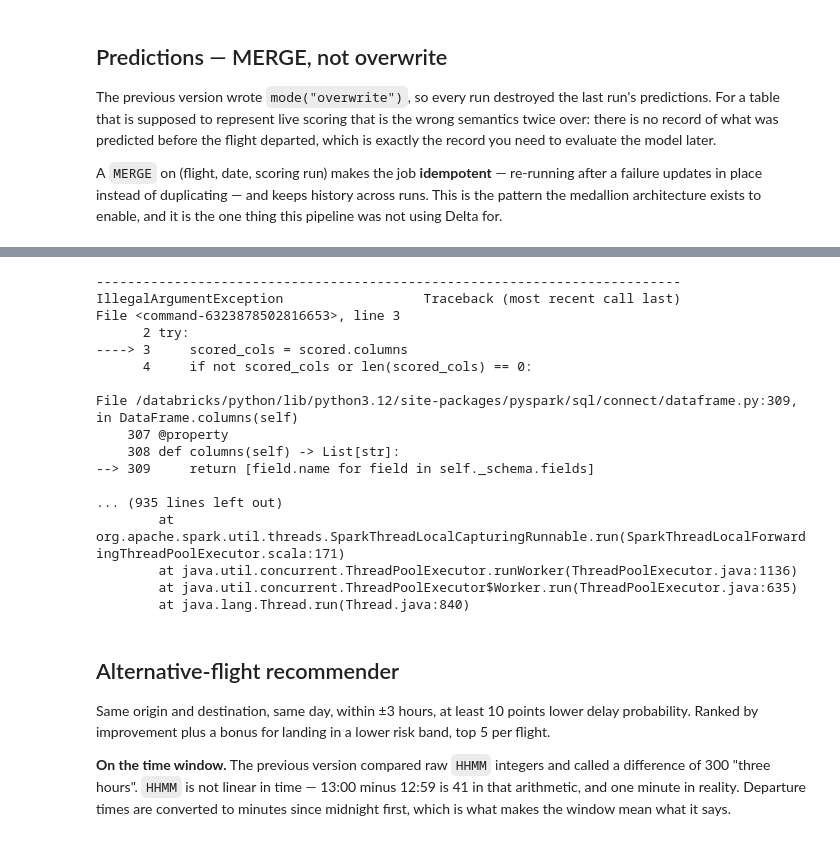
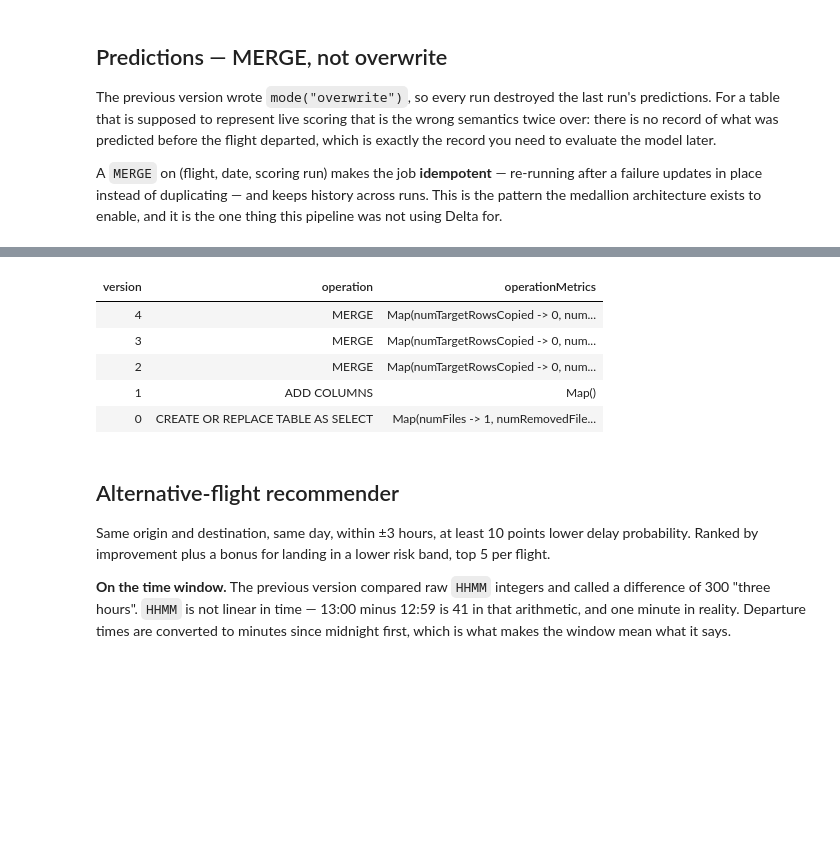
Before and after one commit to OmaryElkady/Data-Science-Capstone, a Jupyter notebook: notebooks/07_score.ipynb, the cells around one changed output, grey strips where cells are left out. Cells and saved outputs as stored; diff of their text form; code cells hidden in the pictures; blank space fills up the shorter version.

```diff
--- a/notebooks/07_score.ipynb
+++ b/notebooks/07_score.ipynb
@@ -177,6 +183,16 @@ carrier_day = (
     .orderBy("dep_minutes")
 )
 
+# Rebuild the congestion features that 03_silver creates and the pipeline expects.
+origin_hour_win = Window.partitionBy(
+    "origin_airport_code", "flight_date", "dep_hour"
+)
+bank_win = (
+    Window.partitionBy("origin_airport_code", "flight_date")
+    .orderBy("dep_minutes")
+    .rangeBetween(-60, 60)
+)
+
 api_prepared = (
     api_prepared
     .withColumn("dep_minutes",
@@ -189,6 +205,8 @@ api_prepared = (
     .withColumn("schedule_padding",
                 F.col("crs_elapsed_time") - F.col("route_median_elapsed"))
     .withColumn("dep_sequence_in_day", F.row_number().over(carrier_day))
+    .withColumn("sched_deps_origin_hour", F.count("*").over(origin_hour_win))
+    .withColumn("dep_bank_density", F.count("*").over(bank_win))
     .drop("route_median_elapsed")
 )
 
@@ -389,15 +414,34 @@ if spark.catalog.tableExists(config.PREDICTIONS):
         )})")
         print(f"Added columns to {config.PREDICTIONS}: {sorted(missing)}")
 
+# Deduplicate predictions before MERGE to avoid multiple source rows matching the same target.
+# Keep the most recent prediction_timestamp for each (airline_code, fl_number, flight_date, scoring_date).
+from pyspark.sql import Window
+
+dedup_window = Window.partitionBy(
+    "airline_code", "fl_number", "flight_date", "scoring_date"
+).orderBy(F.desc("prediction_timestamp"))
+
+predictions_deduped = (
+    predictions
+    .withColumn("_row_num", F.row_number().over(dedup_window))
+    .filter(F.col("_row_num") == 1)
+    .drop("_row_num")
+)
+
+dup_count = predictions.count() - predictions_deduped.count()
+if dup_count > 0:
+    print(f"⚠️  Removed {dup_count:,} duplicate prediction rows before MERGE")
+
 if not spark.catalog.tableExists(config.PREDICTIONS):
-    (predictions.limit(0).write.format("delta").mode("overwrite")
+    (predictions_deduped.limit(0).write.format("delta").mode("overwrite")
      .option("overwriteSchema", "true").saveAsTable(config.PREDICTIONS))
     print(f"Created {config.PREDICTIONS}")
 
 (
     DeltaTable.forName(spark, config.PREDICTIONS).alias("t")
     .merge(
-        predictions.alias("s"),
+        predictions_deduped.alias("s"),
         "t.airline_code = s.airline_code AND t.fl_number = s.fl_number "
         "AND t.flight_date = s.flight_date AND t.scoring_date = s.scoring_date",
     )
@@ -419,20 +462,9 @@ display(spark.sql(f"DESCRIBE HISTORY {config.PREDICTIONS}")
----------------------------------------------------------------------------
-IllegalArgumentException                  Traceback (most recent call last)
-File <command-6323878502816653>, line 3
-      2 try:
-----> 3     scored_cols = scored.columns
-      4     if not scored_cols or len(scored_cols) == 0:
-
-File /databricks/python/lib/python3.12/site-packages/pyspark/sql/connect/dataframe.py:309, in DataFrame.columns(self)
-    307 @property
-    308 def columns(self) -> List[str]:
---> 309     return [field.name for field in self._schema.fields]
-
-... (935 lines left out)
-        at org.apache.spark.util.threads.SparkThreadLocalCapturingRunnable.run(SparkThreadLocalForwardingThreadPoolExecutor.scala:171)
-        at java.util.concurrent.ThreadPoolExecutor.runWorker(ThreadPoolExecutor.java:1136)
-        at java.util.concurrent.ThreadPoolExecutor$Worker.run(ThreadPoolExecutor.java:635)
-        at java.lang.Thread.run(Thread.java:840)
+| version | operation | operationMetrics |
+| 4 | MERGE | Map(numTargetRowsCopied -> 0, num... |
+| 3 | MERGE | Map(numTargetRowsCopied -> 0, num... |
+| 2 | MERGE | Map(numTargetRowsCopied -> 0, num... |
+| 1 | ADD COLUMNS | Map() |
+| 0 | CREATE OR REPLACE TABLE AS SELECT | Map(numFiles -> 1, numRemovedFile... |
 # %% [markdown]
 ## Alternative-flight recommender
 
```
Also changed, not shown: parts of 7 cells of this notebook, 4 other files.
